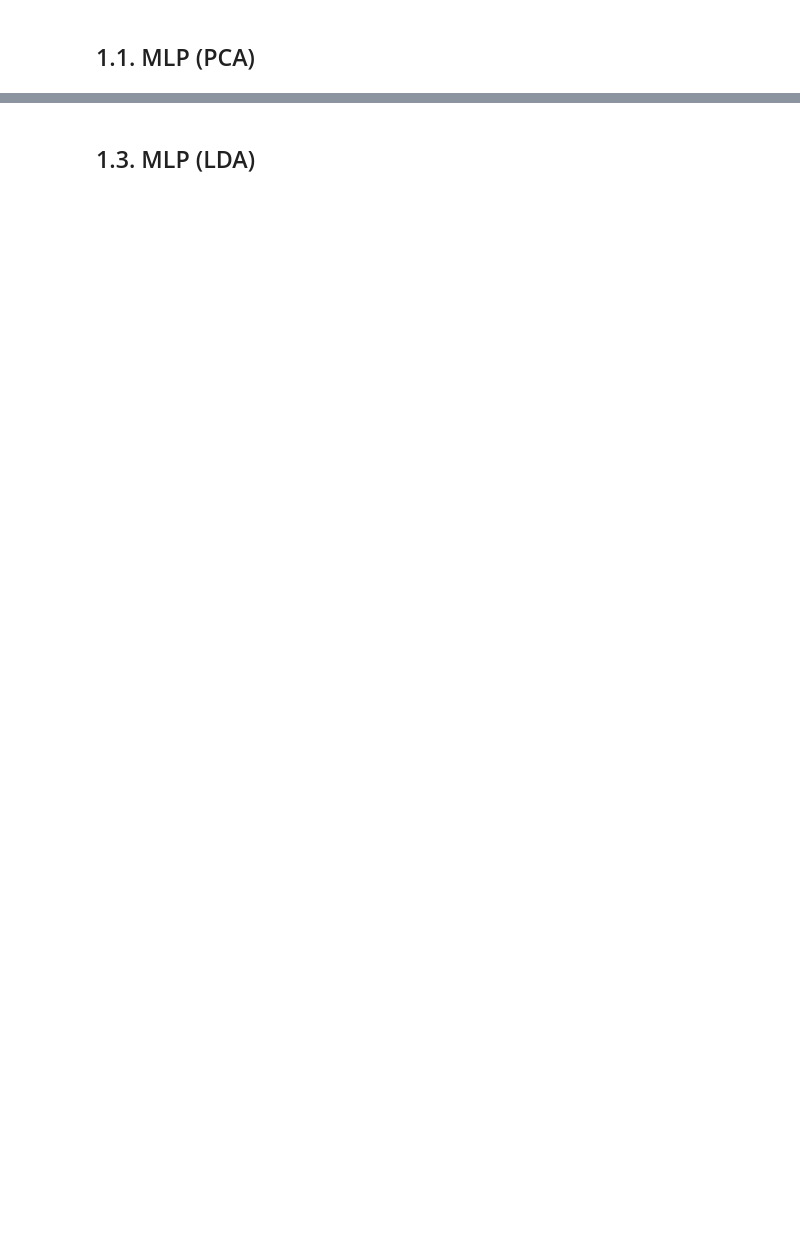
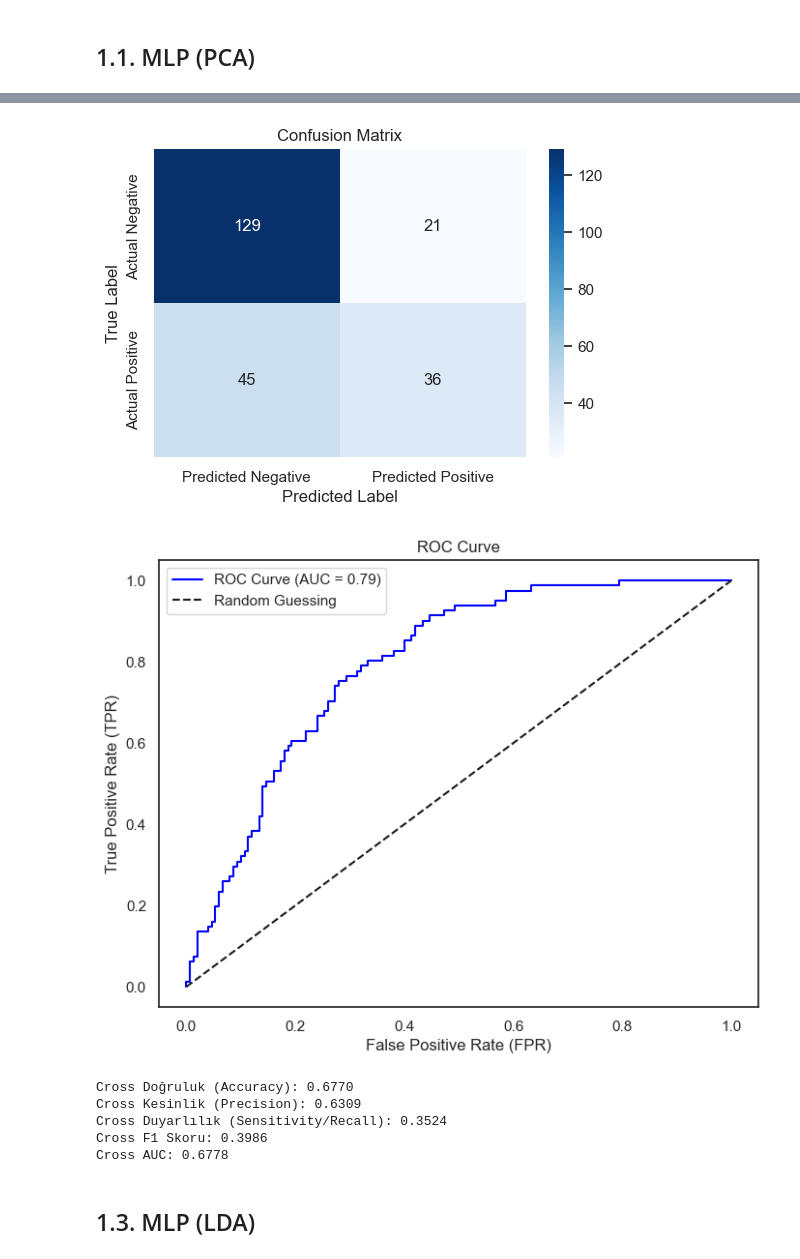
Before and after one commit to MSaidG/redesigned-garbanzo, a Jupyter notebook: project.ipynb, the cells around one changed output, grey strips where cells are left out. Cells and saved outputs as stored; diff of their text form; code cells hidden in the pictures; blank space fills up the shorter version.

Commit message:
Add two working model

```diff
--- a/project.ipynb
+++ b/project.ipynb
@@ -29,6 +29,7 @@ data.head()
 # %%
 diabetes_data_copy = data.copy(deep = True)
 diabetes_data_copy[['Glucose','BloodPressure','SkinThickness','Insulin','BMI']] = diabetes_data_copy[['Glucose','BloodPressure','SkinThickness','Insulin','BMI']].replace(0,np.nan)
+
 
 ## showing the count of Nans
 print(diabetes_data_copy.isnull().sum())
@@ -40,6 +41,25 @@ diabetes_data_copy['BloodPressure'].fillna(diabetes_data_copy['BloodPressure'].m
 diabetes_data_copy['SkinThickness'].fillna(diabetes_data_copy['SkinThickness'].median(), inplace = True)
 diabetes_data_copy['Insulin'].fillna(diabetes_data_copy['Insulin'].median(), inplace = True)
 diabetes_data_copy['BMI'].fillna(diabetes_data_copy['BMI'].median(), inplace = True)
+
+results = {
+    'Model': [],
+    'F1': [],
+    'Accuracy': [],
+    'AUC': [],
+    'Specificity': [],
+    'Precision': [],
+    'Recall': [],
+}
+
+cross_results = {
+    'Model': [],
+    'F1': [],
+    'Accuracy': [],
+    'AUC': [],
+    'Precision': [],
+    'Recall': [],
+}
 # %% [output]
 Pregnancies                   0
 Glucose                       5
@@ -139,7 +235,7 @@ print("Explained variance ratio:", pca.explained_variance_ratio_)
 
 
 # MLP modelini oluşturalım
-mlp = MLPClassifier(hidden_layer_sizes=(50, 50), max_iter=5000, random_state=42)
+mlp = MLPClassifier(hidden_layer_sizes=(50, 50, 50), max_iter=5000, random_state=42)
 # hidden_layer_sizes: Her bir tuple elemanı bir gizli katmanı ve nöron sayısını temsil eder
 # Bu örnekte 3 gizli katman, her birinde 10 nöron var
 
@@ -154,25 +250,56 @@ cm = confusion_matrix(y_test, predictions)
 
 tn, fp, fn, tp = cm.ravel()
 
-# Calculate specificity
+accuracy = accuracy_score(y_test, predictions)
+print(f"Doğruluk (Accuracy): {accuracy:.4f}")
+
 specificity = tn / (tn + fp)
 print(f"Specificity: {specificity:.4f}")
 
-from sklearn.metrics import accuracy_score
-accuracy = accuracy_score(y_test, predictions)
-print(f"Doğruluk (Accuracy): {accuracy:.4f}")
+precision = precision_score(y_test, predictions)
+print(f"Kesinlik (Precision): {precision:.4f}")
 
-from sklearn.metrics import recall_score
 sensitivity = recall_score(y_test, predictions)
 print(f"Duyarlılık (Sensitivity/Recall): {sensitivity:.4f}")
 
-from sklearn.metrics import precision_score
-precision = precision_score(y_test, predictions)
-print(f"Kesinlik (Precision): {precision:.4f}")
-
-from sklearn.metrics import f1_score
 f1 = f1_score(y_test, predictions)
 print(f"F1 Skoru: {f1:.4f}")
+
+# Append scores to results
+results['Model'].append("MLP (PCA)")
+results['Accuracy'].append(accuracy)
+results['Specificity'].append(specificity)
+results['Precision'].append(precision)
+results['Recall'].append(sensitivity)
+results['F1'].append(f1)
+
+# Plot
+plt.figure(figsize=(6, 4))
+sns.heatmap(cm, annot=True, fmt='d', cmap='Blues',
+            xticklabels=['Predicted Negative', 'Predicted Positive'],
+            yticklabels=['Actual Negative', 'Actual Positive'])
+plt.title('Confusion Matrix')
+plt.ylabel('True Label')
+plt.xlabel('Predicted Label')
+plt.show()
+
+# Get predicted probabilities for the positive class
+y_probs = mlp.predict_proba(X_test_pca)[:, 1]
+
+# Compute ROC curve
+fpr, tpr, thresholds = roc_curve(y_test, y_probs)
+auc_score = roc_auc_score(y_test, y_probs)
+results['AUC'].append(auc_score)
+
+# Plot ROC curve
+plt.figure(figsize=(8, 6))
+plt.plot(fpr, tpr, label=f'ROC Curve (AUC = {auc_score:.2f})', color='blue')
+plt.plot([0, 1], [0, 1], 'k--', label='Random Guessing')
+plt.xlabel('False Positive Rate (FPR)')
+plt.ylabel('True Positive Rate (TPR)')
+plt.title('ROC Curve')
+plt.legend()
+plt.show()
 # %% [output]
 Original data shape: (768, 8)
 Reduced data shape: (537, 1)
@@ -185,3 +312,10 @@ F1 Skoru: 0.5229
+[figure, added]
+[figure, added]
+Cross Doğruluk (Accuracy): 0.6770
+Cross Kesinlik (Precision): 0.6309
+Cross Duyarlılık (Sensitivity/Recall): 0.3524
+Cross F1 Skoru: 0.3986
+Cross AUC: 0.6778
 # %% [markdown]
 ## 1.3. MLP (LDA)
 # %%
```
Also changed, not shown: parts of 35 cells of this notebook, 14 other files.
